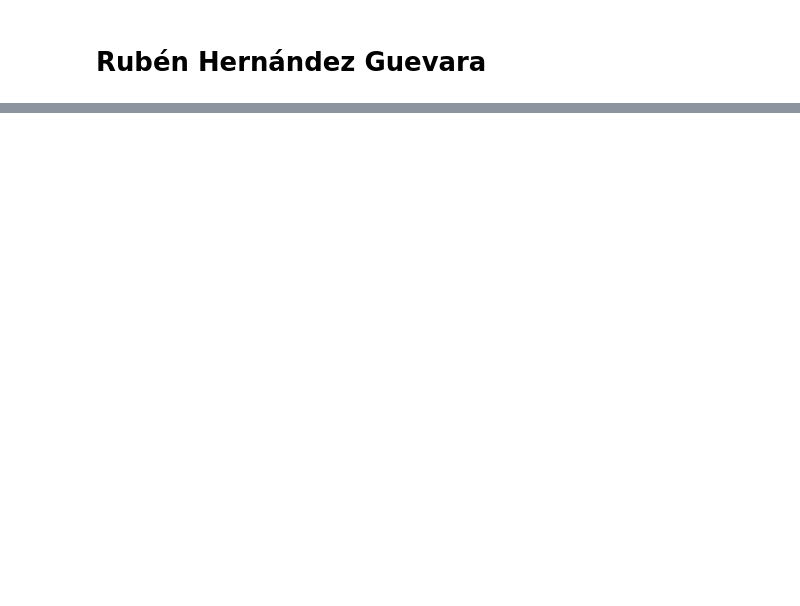
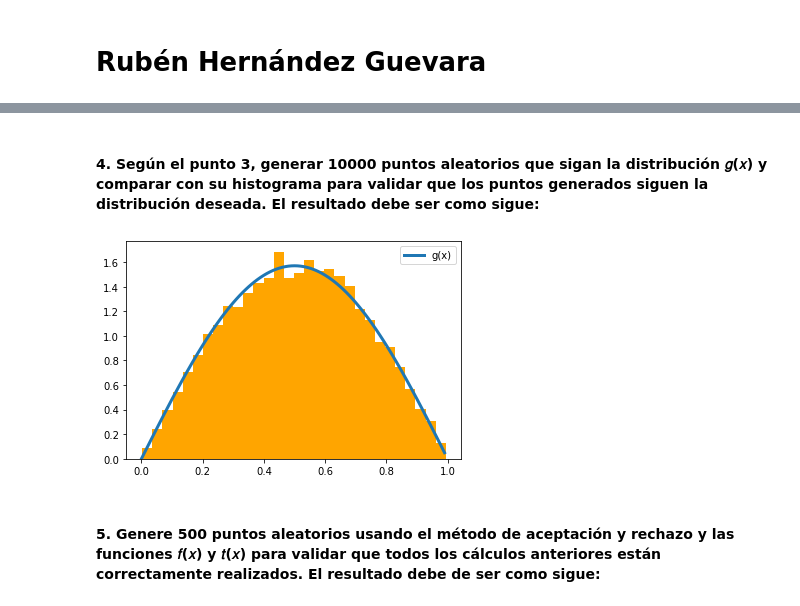
Before and after one commit to if722749/ProyectoConjunto_RHernandez_LFGomez, a Jupyter notebook: Tarea6_RHernandez_LFGomez.ipynb, the cells around one changed output, grey strips where cells are left out. Cells and saved outputs as stored; diff of their text form; code cells hidden in the pictures; blank space fills up the shorter version.

```diff
--- a/Tarea6_RHernandez_LFGomez.ipynb
+++ b/Tarea6_RHernandez_LFGomez.ipynb
@@ -223,0 +251,23 @@ Enlace al repositorio: <a href="https://github.com/if722749/ProyectoConjunto_RHe
+# %% [markdown]
+#### 4. Según el punto 3, generar 10000 puntos aleatorios que sigan la distribución  𝑔(𝑥)  y comparar con su histograma para validar que los puntos generados siguen la distribución deseada. El resultado debe ser como sigue:
+# %%
+x = np.arange(0, 1, 0.01)
+
+f = lambda x:30*(x**2-2*x**3+x**4)
+t = lambda x: c*np.sin(np.pi*x)
+g = lambda x: np.pi/2*np.sin(np.pi*x)
+
+N = 10000
+R2 = np.random.rand(N)
+u = np.random.uniform(0, 1, N)
+
+R1 =  (np.arccos(-2*u+1))/(np.pi)
+
+plt.hist(R1, 30, density = True, color = 'orange')
+plt.plot(x, g(x), label = 'g(x)', lw = 3)
+plt.legend()
+plt.show()
+# %% [output]
+[figure, added]
+# %% [markdown]
+#### 5. Genere 500 puntos aleatorios usando el método de aceptación y rechazo y las funciones  𝑓(𝑥)  y  𝑡(𝑥)  para validar que todos los cálculos anteriores están correctamente realizados. El resultado debe de ser como sigue:
```
Also changed, not shown: parts of 29 cells of this notebook, 1 other file.
